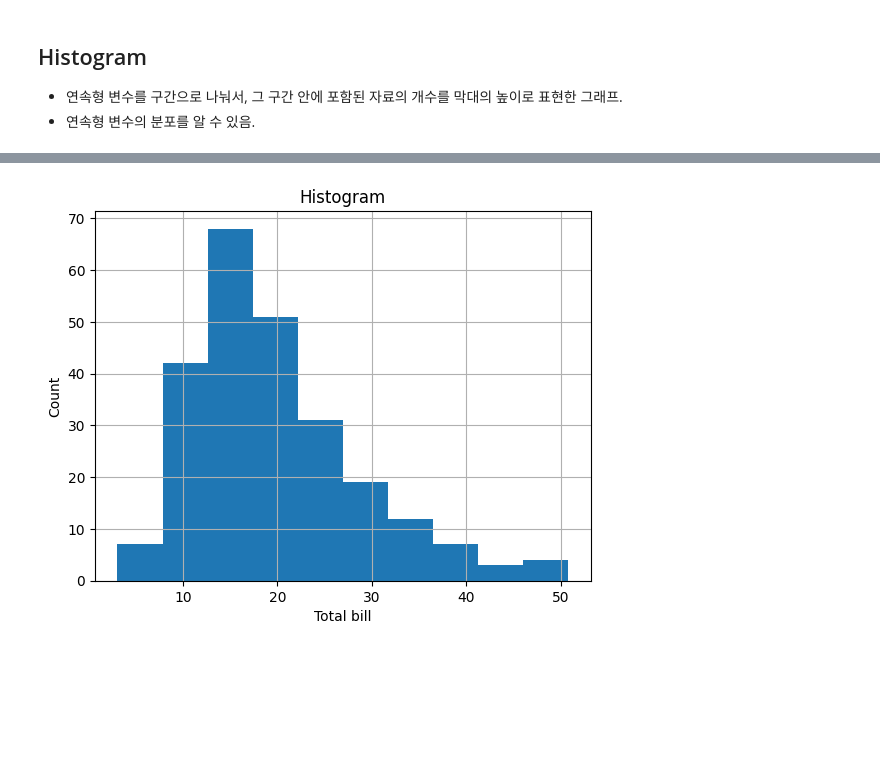
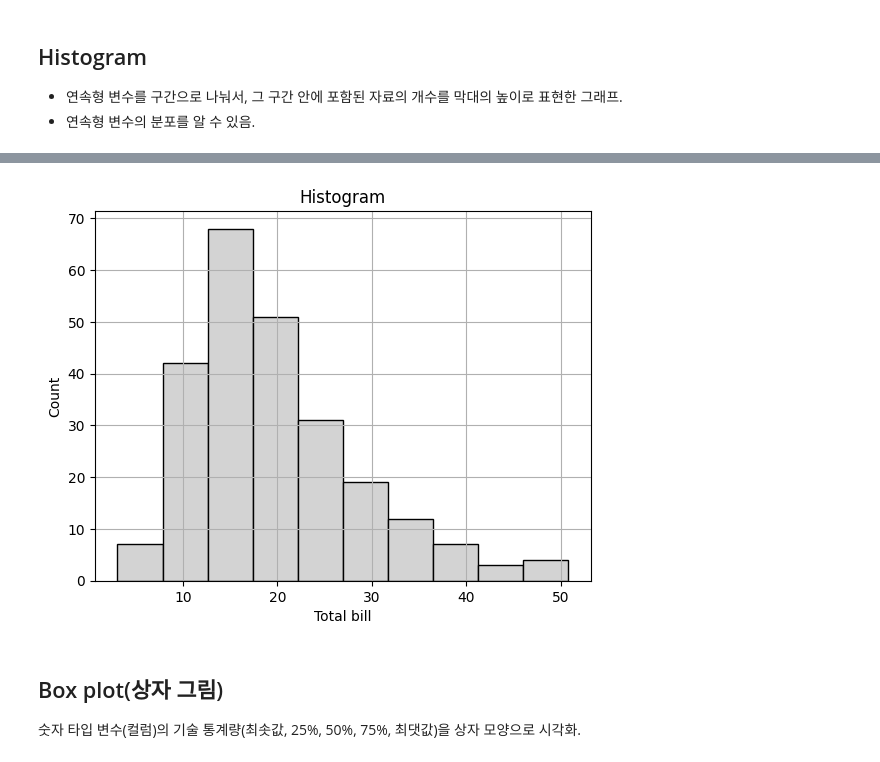
Before and after one commit to kiminhonawa/python, a Jupyter notebook: py16_matplotlib.ipynb, the cells around one changed output, grey strips where cells are left out. Cells and saved outputs as stored; diff of their text form; code cells hidden in the pictures; blank space fills up the shorter version.

```diff
--- a/py16_matplotlib.ipynb
+++ b/py16_matplotlib.ipynb
@@ -167,14 +175,18 @@ figure 생성 + subplot 1개 생성 + 그래프 종류
 # %%
 # 1. figure 생성.  2. subplot 1개 생성.  3. histogram 그림.
-plt.hist(x=tips.total_bill)
+plt.hist(x=tips.total_bill, color='lightgray', edgecolor='black', bins=10)
 
 # 4. 옵션 설정
 plt.xlabel('Total bill')
 plt.ylabel('Count')
 plt.title('Histogram')
 plt.grid()
 
 # 5. 보여주기
 plt.show()
 # %% [output]
-[figure, old version]
+[figure, new version]
+# %% [markdown]
+## Box plot(상자 그림)
+
+숫자 타입 변수(컬럼)의 기술 통계량(최솟값, 25%, 50%, 75%, 최댓값)을 상자 모양으로 시각화.
```
Also changed, not shown: parts of 18 cells of this notebook.
